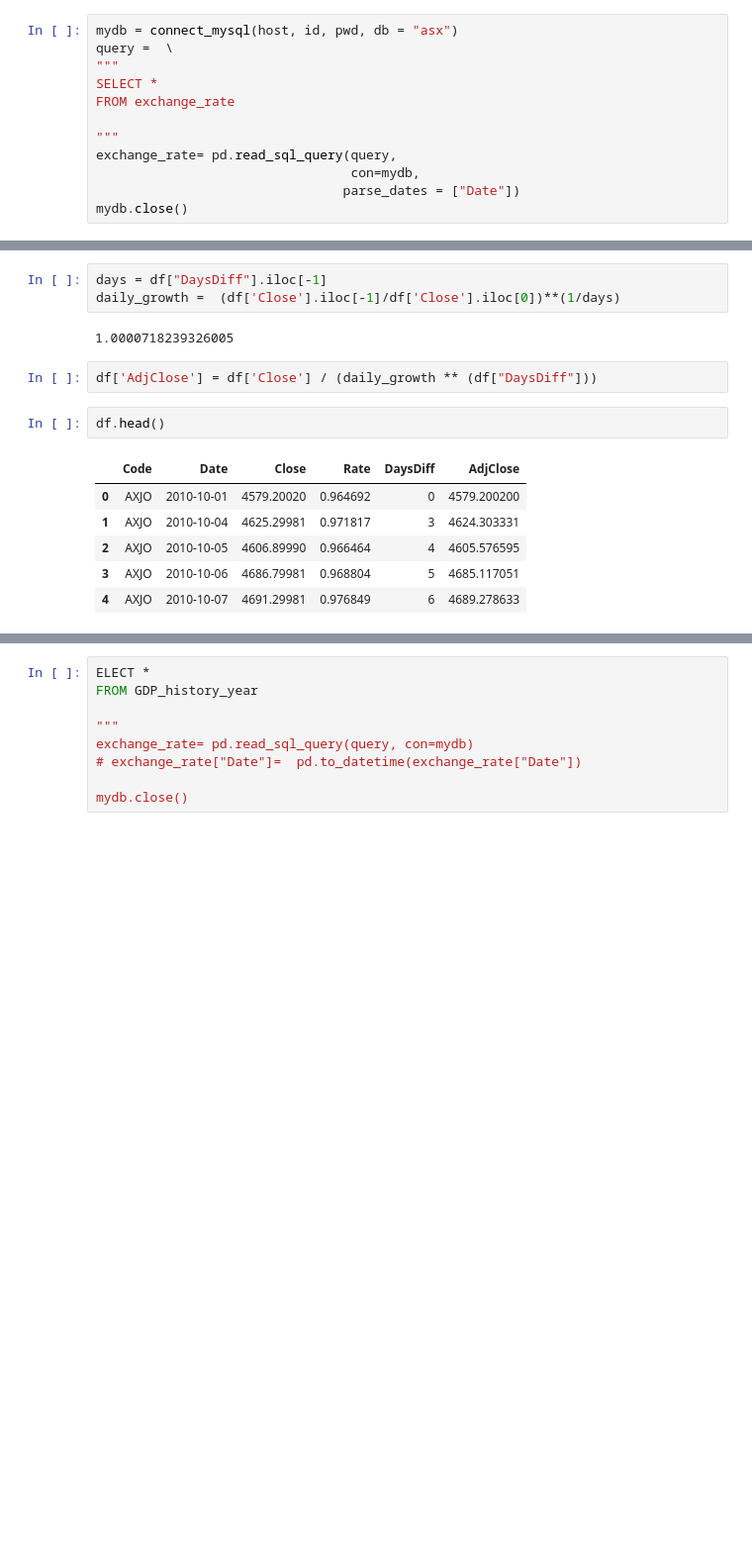
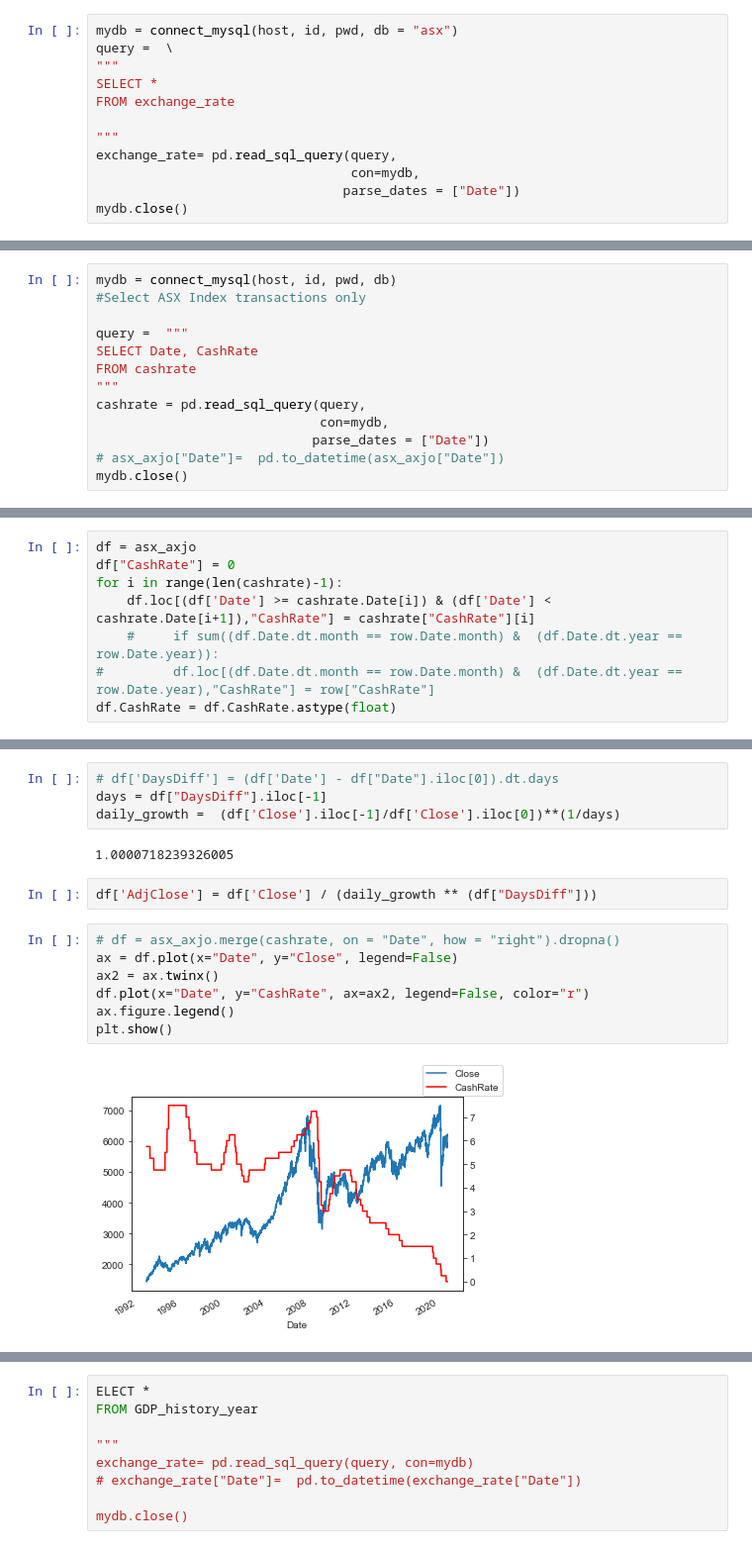
Before and after one commit to MDSI-AUG-2020-DSP/ASX, a Jupyter notebook: Exchange Rate.ipynb, the cells around one changed output, grey strips where cells are left out. Shown at 99% size. Cells and saved outputs as stored; diff of their text form; blank space fills up the shorter version.

```diff
--- a/Exchange Rate.ipynb
+++ b/Exchange Rate.ipynb
@@ -73,0 +59,13 @@ Timestamp('2010-10-01 00:00:00')
+# %%
+mydb = connect_mysql(host, id, pwd, db)
+#Select ASX Index transactions only
+
+query =  """
+SELECT Date, CashRate
+FROM cashrate
+"""
+cashrate = pd.read_sql_query(query,
+                             con=mydb,
+                            parse_dates = ["Date"])
+# asx_axjo["Date"]=  pd.to_datetime(asx_axjo["Date"])
+mydb.close()
@@ -73,0 +81,8 @@ Timestamp('2010-10-01 00:00:00')
+# %%
+df = asx_axjo
+df["CashRate"] = 0
+for i in range(len(cashrate)-1):
+    df.loc[(df['Date'] >= cashrate.Date[i]) & (df['Date'] < cashrate.Date[i+1]),"CashRate"] = cashrate["CashRate"][i]
+    #     if sum((df.Date.dt.month == row.Date.month) &  (df.Date.dt.year == row.Date.year)):
+#         df.loc[(df.Date.dt.month == row.Date.month) &  (df.Date.dt.year == row.Date.year),"CashRate"] = row["CashRate"]
+df.CashRate = df.CashRate.astype(float)
@@ -74,17 +117,18 @@ Timestamp('2010-10-01 00:00:00')
 # %%
+# df['DaysDiff'] = (df['Date'] - df["Date"].iloc[0]).dt.days
 days = df["DaysDiff"].iloc[-1]
 daily_growth =  (df['Close'].iloc[-1]/df['Close'].iloc[0])**(1/days)
 # %% [output]
 1.0000718239326005
 # %%
 df['AdjClose'] = df['Close'] / (daily_growth ** (df["DaysDiff"]))
-# %%
-df.head()
-# %% [output]
-|  | Code | Date | Close | Rate | DaysDiff | AdjClose |
-| 0 | AXJO | 2010-10-01 | 4579.20020 | 0.964692 | 0 | 4579.200200 |
-| 1 | AXJO | 2010-10-04 | 4625.29981 | 0.971817 | 3 | 4624.303331 |
-| 2 | AXJO | 2010-10-05 | 4606.89990 | 0.966464 | 4 | 4605.576595 |
-| 3 | AXJO | 2010-10-06 | 4686.79981 | 0.968804 | 5 | 4685.117051 |
-| 4 | AXJO | 2010-10-07 | 4691.29981 | 0.976849 | 6 | 4689.278633 |
+# %%
+# df = asx_axjo.merge(cashrate, on = "Date", how = "right").dropna()
+ax = df.plot(x="Date", y="Close", legend=False)
+ax2 = ax.twinx()
+df.plot(x="Date", y="CashRate", ax=ax2, legend=False, color="r")
+ax.figure.legend()
+plt.show()
+# %% [output]
+[figure, added]
 # %%
```
Also changed, not shown: parts of 7 cells of this notebook.
